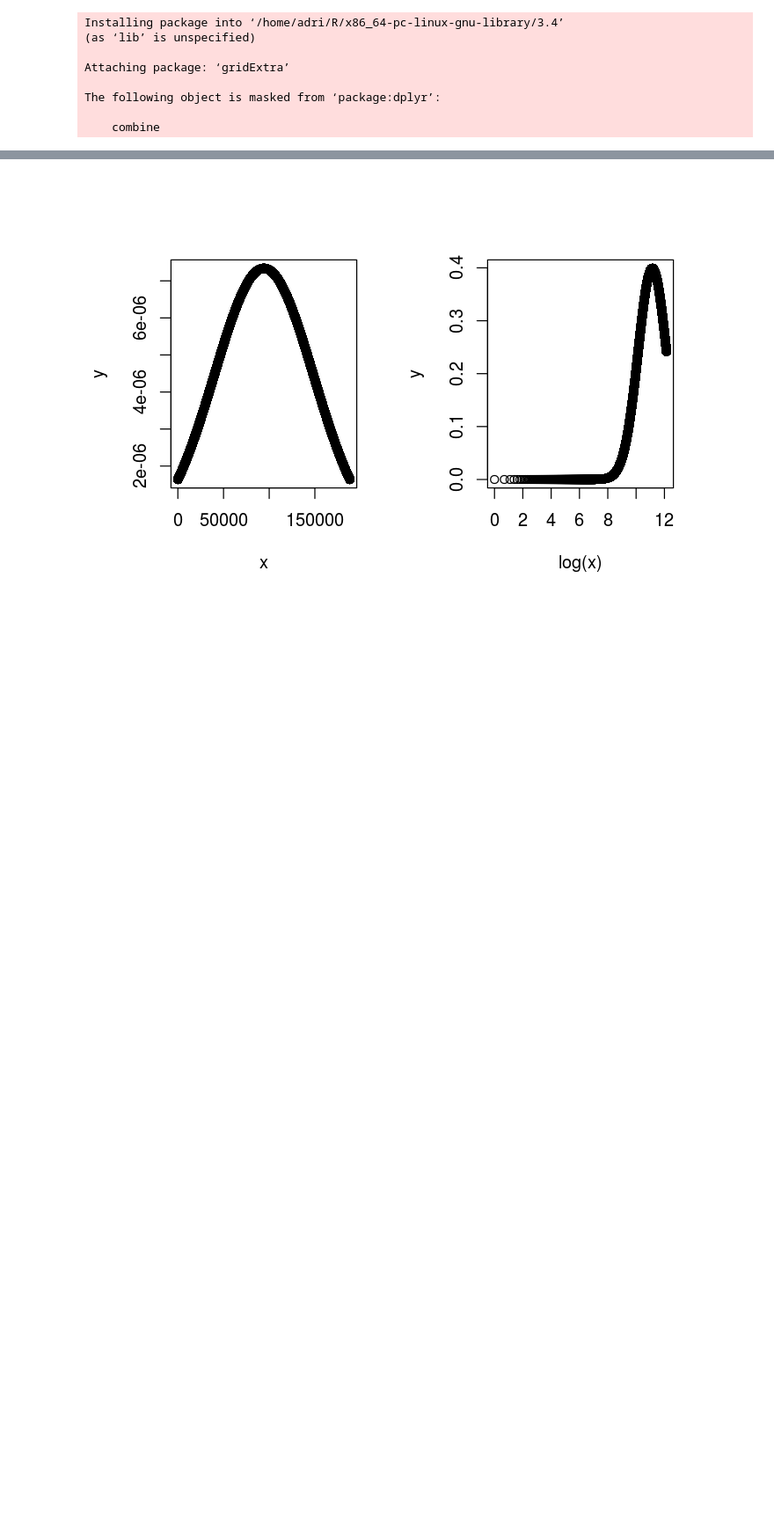
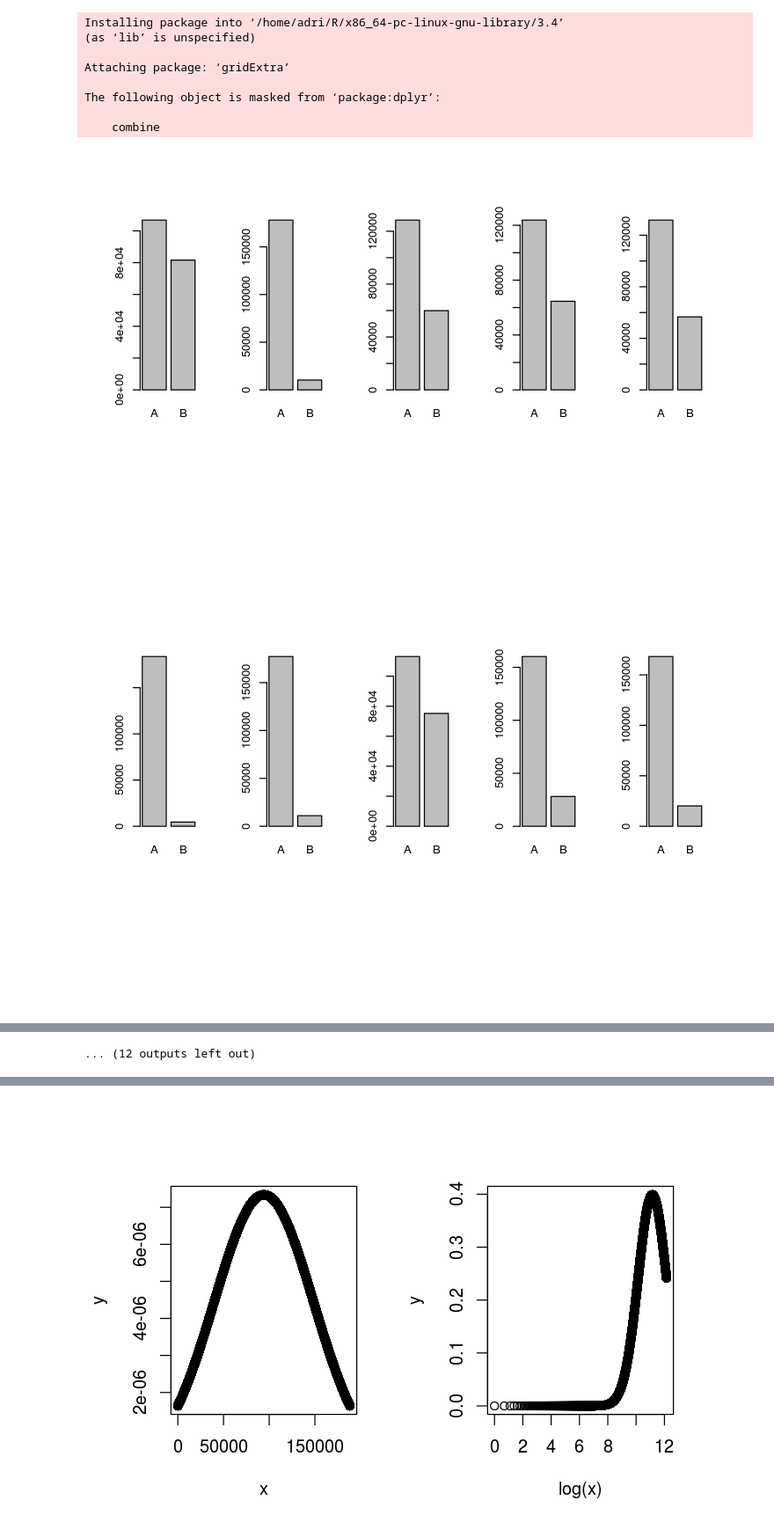
Before and after one commit to adrijanik/kaggle_allstate_claims_severity, a Jupyter notebook: AllstateClaimsSeverty.ipynb, the cells around one changed output, grey strips where cells are left out. Shown: that part at 88% size. Cells and saved outputs as stored; diff of their text form; code cells hidden in the pictures; blank space fills up the shorter version.

```diff
--- a/AllstateClaimsSeverty.ipynb
+++ b/AllstateClaimsSeverty.ipynb
@@ -232,3 +234,11 @@ Attaching package: ‘gridExtra’
 The following object is masked from ‘package:dplyr’:
 
     combine
+# %%
+par(mfrow=c(1,5),mar=c(13, 4, 5, 1))
+for(i in 2:117) {
+    barplot(table(train[i]))
+}
+# %% [output]
+[figure, added]
+[figure, added]
@@ -234,0 +255 @@ The following object is masked from ‘package:dplyr’:
+... (12 outputs left out)
```
Also changed, not shown: parts of 13 cells of this notebook.
